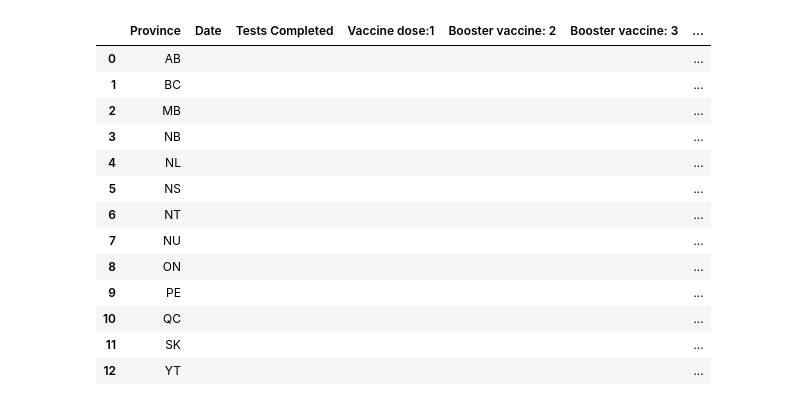
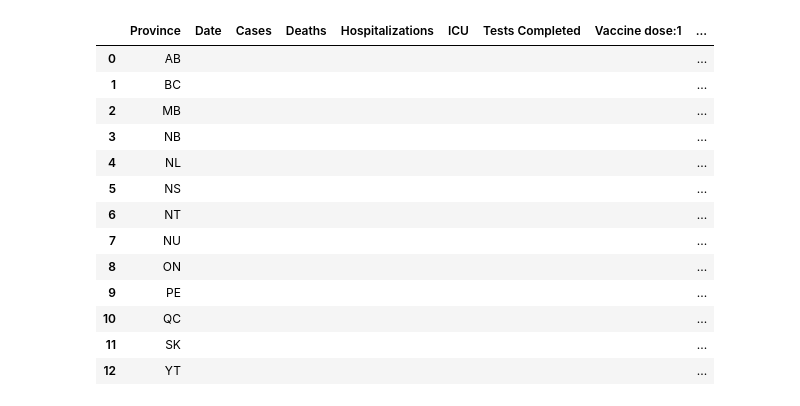
Before and after one commit to svafaeva93/Covid19AnalysisCanada, a Jupyter notebook: API_vaccination.ipynb, the cells around one changed output. Cells and saved outputs as stored; diff of their text form; code cells hidden in the pictures.

```diff
--- a/API_vaccination.ipynb
+++ b/API_vaccination.ipynb
@@ -52,32 +52,35 @@ provinces_df
 # %%
 provinces_df["Date"]=""
+provinces_df["Cases"]=""
+provinces_df["Deaths"]=""
+provinces_df["Hospitalizations"]=""
 provinces_df["ICU"]=""
 provinces_df["Tests Completed"]=""
 provinces_df["Vaccine dose:1 "]=""
 provinces_df["Booster vaccine: 2"]=""
 provinces_df["Booster vaccine: 3"]=""
 provinces_df["Booster vaccine: 4"]=""
 provinces_df["Total vaccine"]=""
 provinces_df["Vaccine coverage dose:1"]=""
 provinces_df["Vaccine coverage booster:2"]=""
 provinces_df["Vaccine coverage booster:3"]=""
 provinces_df["Vaccine coverage booster:4"]=""
 provinces_df
 # %% [output]
-|  | Province | Date | Tests Completed | Vaccine dose:1 | Booster vaccine: 2 | Booster vaccine: 3 | ... |
-| 0 | AB |  |  |  |  |  | ... |
-| 1 | BC |  |  |  |  |  | ... |
-| 2 | MB |  |  |  |  |  | ... |
-| 3 | NB |  |  |  |  |  | ... |
-| 4 | NL |  |  |  |  |  | ... |
-| 5 | NS |  |  |  |  |  | ... |
-| 6 | NT |  |  |  |  |  | ... |
-| 7 | NU |  |  |  |  |  | ... |
-| 8 | ON |  |  |  |  |  | ... |
-| 9 | PE |  |  |  |  |  | ... |
-| 10 | QC |  |  |  |  |  | ... |
-| 11 | SK |  |  |  |  |  | ... |
-| 12 | YT |  |  |  |  |  | ... |
+|  | Province | Date | Cases | Deaths | Hospitalizations | ICU | Tests Completed | Vaccine dose:1 | ... |
+| 0 | AB |  |  |  |  |  |  |  | ... |
+| 1 | BC |  |  |  |  |  |  |  | ... |
+| 2 | MB |  |  |  |  |  |  |  | ... |
+| 3 | NB |  |  |  |  |  |  |  | ... |
+| 4 | NL |  |  |  |  |  |  |  | ... |
+| 5 | NS |  |  |  |  |  |  |  | ... |
+| 6 | NT |  |  |  |  |  |  |  | ... |
+| 7 | NU |  |  |  |  |  |  |  | ... |
+| 8 | ON |  |  |  |  |  |  |  | ... |
+| 9 | PE |  |  |  |  |  |  |  | ... |
+| 10 | QC |  |  |  |  |  |  |  | ... |
+| 11 | SK |  |  |  |  |  |  |  | ... |
+| 12 | YT |  |  |  |  |  |  |  | ... |
 # %%
 for index, row in provinces_df.iterrows():
     province=row['Province']
```
Also changed, not shown: parts of 11 cells of this notebook, 3 other files.
